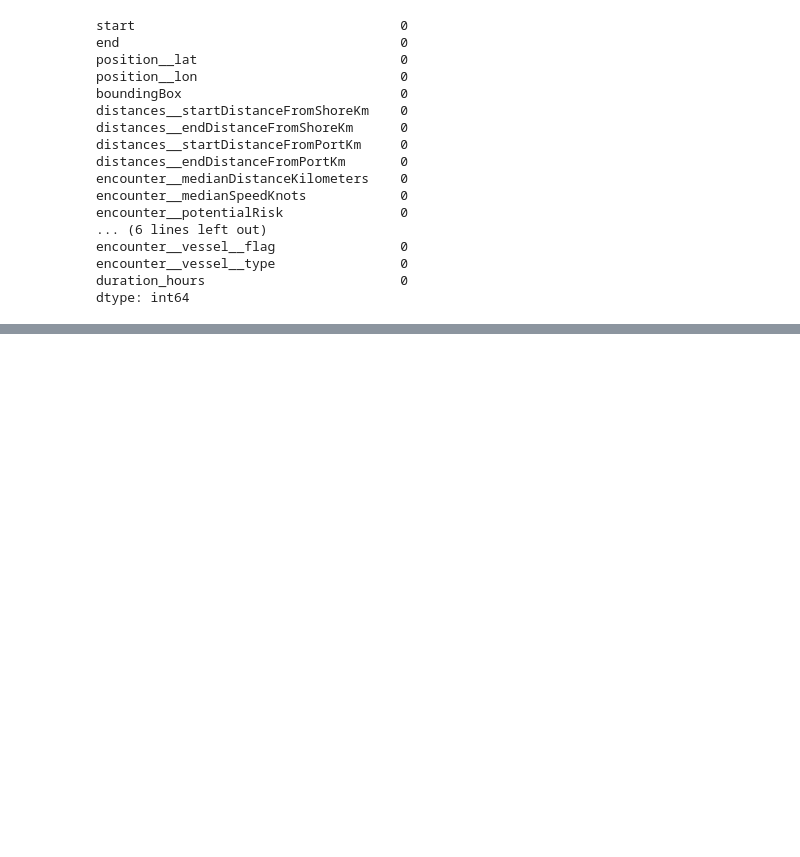
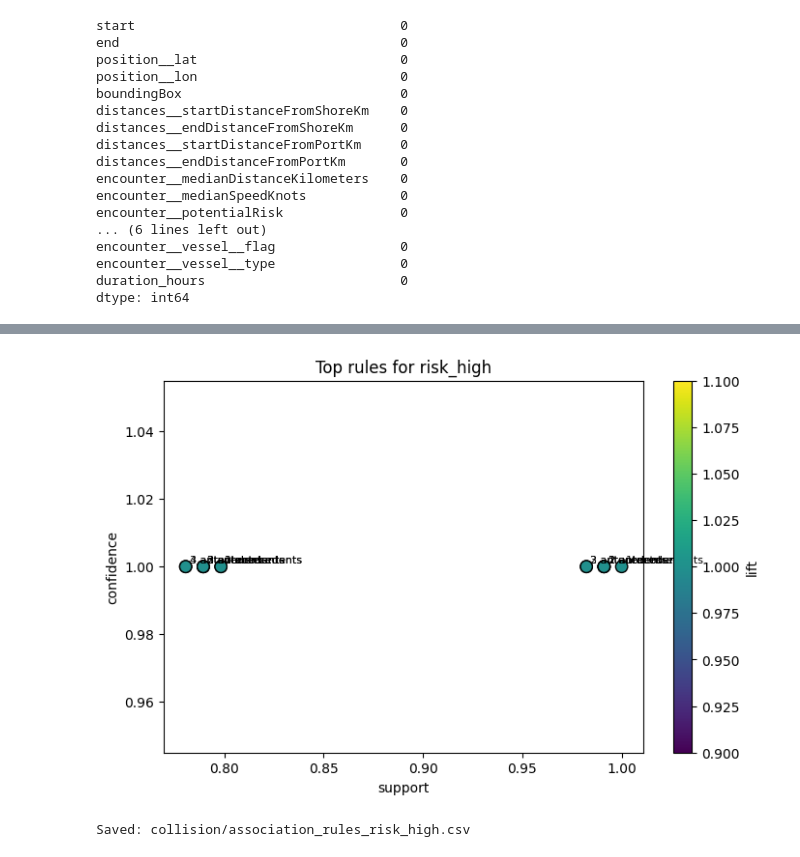
Before and after one commit to zuweii/datamining, a Jupyter notebook: collision.ipynb, the cells around one changed output, grey strips where cells are left out. Cells and saved outputs as stored; diff of their text form; code cells hidden in the pictures; blank space fills up the shorter version.

```diff
--- a/collision.ipynb
+++ b/collision.ipynb
@@ -138,0 +291,12 @@ dtype: int64
+# %%
+from mlxtend.preprocessing import TransactionEncoder
+from mlxtend.frequent_patterns import fpgrowth, association_rules
+
+te = TransactionEncoder()
+te_ary = te.fit(transactions).transform(transactions, sparse=True)
+item_df = pd.DataFrame.sparse.from_spmatrix(te_ary, columns=te.columns_)
+
+# Mine frequent itemsets (tune min_support as needed)
+freq = fpgrowth(item_df, min_support=0.02, use_colnames=True)  # 2% support
+freq["length"] = freq["itemsets"].str.len()
+freq.sort_values(["support","length"], ascending=[False, False]).head(10)
@@ -138,0 +315,15 @@ dtype: int64
+# %%
+rules = association_rules(freq, metric="lift", min_threshold=1.0)
+# Keep rules with non-empty antecedents and RHS either risk_high or risk_low
+rules = rules[rules["consequents"].apply(lambda s: "risk_high" in s or "risk_low" in s)].copy()
+
+# Helpful sorting
+rules = rules.sort_values(["consequents","lift","confidence","support"], ascending=[True, False, False, False])
+
+# Inspect rules that imply high risk
+rules_high = rules[rules["consequents"].apply(lambda s: "risk_high" in s)].copy()
+display(rules_high.head(20)[["antecedents","consequents","support","confidence","lift"]])
+
+# Optional: filter out trivial single-antecedent rules if desired
+rules_high_strong = rules_high[rules_high["antecedents"].apply(len) >= 2]
+display(rules_high_strong.head(20)[["antecedents","consequents","support","confidence","lift"]])
@@ -138,0 +365,26 @@ dtype: int64
+# %%
+import matplotlib.pyplot as plt
+
+topN = rules_high.head(15)
+plt.figure(figsize=(8,5))
+plt.scatter(topN["support"], topN["confidence"], c=topN["lift"], cmap="viridis", s=80, edgecolors="k")
+plt.colorbar(label="lift")
+plt.xlabel("support"); plt.ylabel("confidence"); plt.title("Top rules for risk_high")
+for _, r in topN.iterrows():
+    plt.annotate(f"{len(r['antecedents'])} antecedents", (r["support"], r["confidence"]), fontsize=8, xytext=(3,3), textcoords="offset points")
+plt.show()
+# %% [output]
+[figure, added]
+# %%
+def frozenset_to_str(fs):
+    return ", ".join(sorted(fs))
+
+out = rules_high.assign(
+    antecedents_str=rules_high["antecedents"].apply(frozenset_to_str),
+    consequents_str=rules_high["consequents"].apply(frozenset_to_str)
+)[["antecedents_str","consequents_str","support","confidence","lift"]]
+
+out.to_csv("collision/association_rules_risk_high.csv", index=False)
+print("Saved:", "collision/association_rules_risk_high.csv")
+# %% [output]
+Saved: collision/association_rules_risk_high.csv
```
Also changed, not shown: parts of 12 cells of this notebook, 2 other files.
